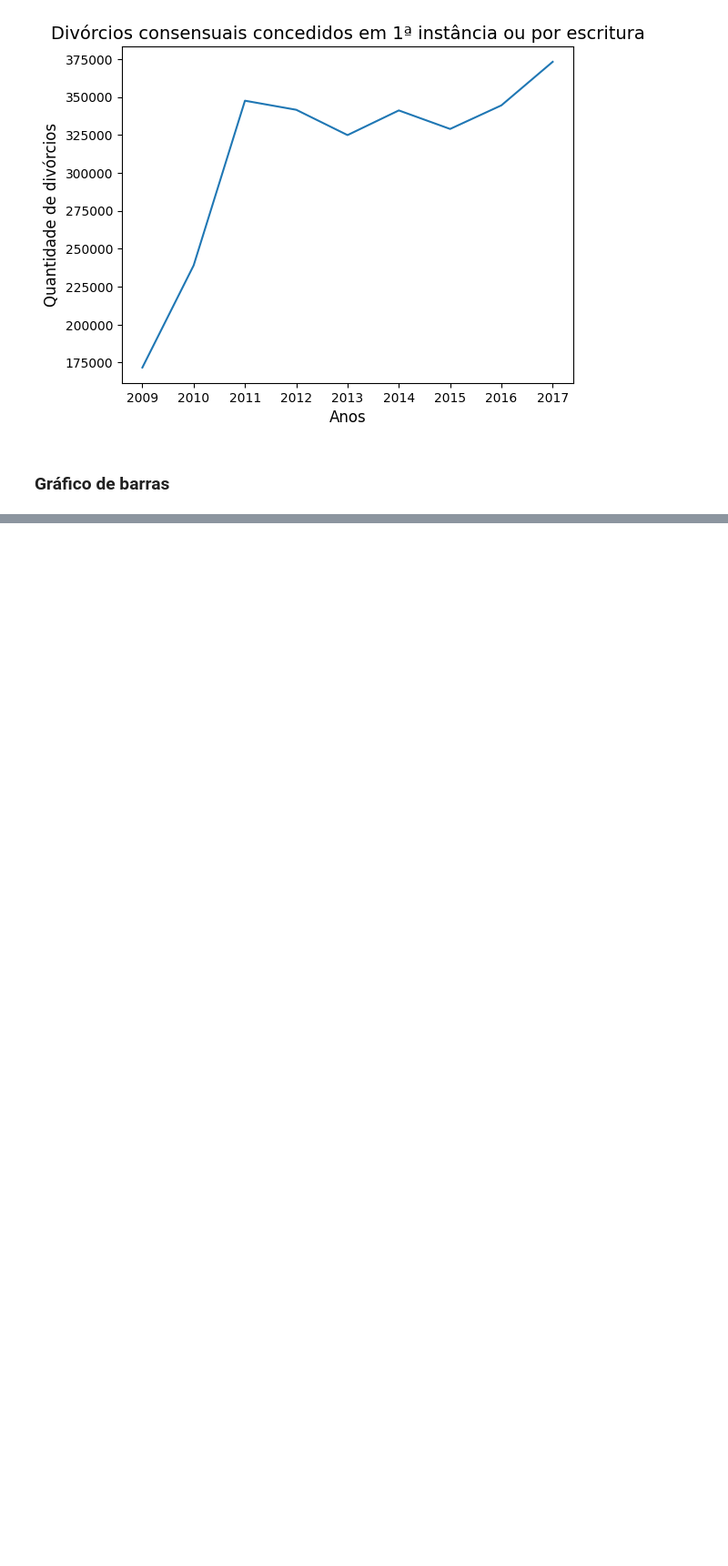
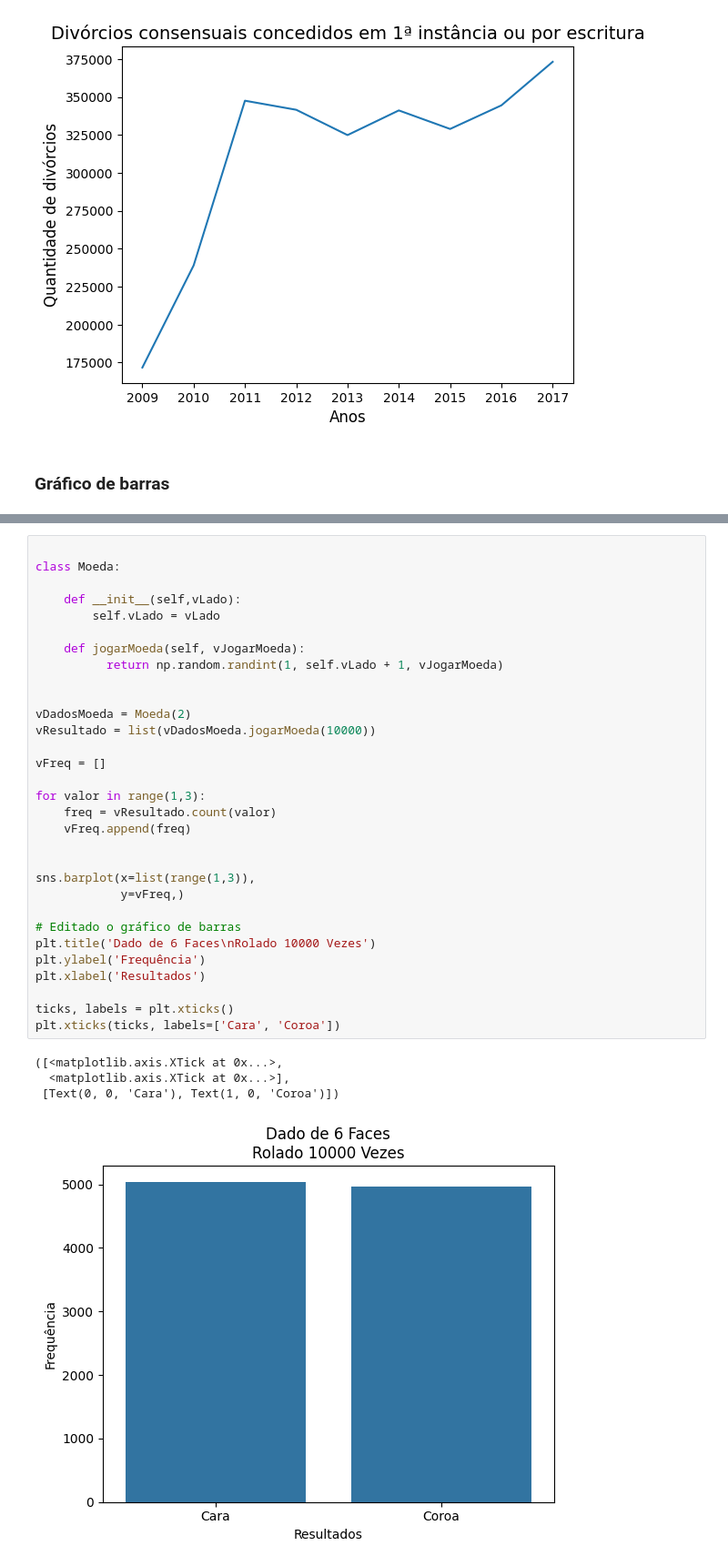
Before and after one commit to MVianah/Python, a Jupyter notebook: JupyterProject/2.Seaborn/Exercises.ipynb, the cells around one changed output, grey strips where cells are left out. Shown at 91% size. Drawn from its saved outputs; the diff is of its cells as text; blank space fills up the shorter version.

```diff
--- a/JupyterProject/2.Seaborn/Exercises.ipynb
+++ b/JupyterProject/2.Seaborn/Exercises.ipynb
@@ -66,0 +67,36 @@ Text(0.5, 0, 'Resultados')
+# %%
+
+class Moeda:
+
+    def __init__(self,vLado):
+        self.vLado = vLado
+
+    def jogarMoeda(self, vJogarMoeda):
+          return np.random.randint(1, self.vLado + 1, vJogarMoeda)
+
+
+vDadosMoeda = Moeda(2)
+vResultado = list(vDadosMoeda.jogarMoeda(10000))
+
+vFreq = []
+
+for valor in range(1,3):
+    freq = vResultado.count(valor)
+    vFreq.append(freq)
+
+
+sns.barplot(x=list(range(1,3)),
+            y=vFreq,)
+
+# Editado o gráfico de barras
+plt.title('Dado de 6 Faces\nRolado 10000 Vezes')
+plt.ylabel('Frequência')
+plt.xlabel('Resultados')
+
+ticks, labels = plt.xticks()
+plt.xticks(ticks, labels=['Cara', 'Coroa'])
+# %% [output]
+([<matplotlib.axis.XTick at 0x...>,
+  <matplotlib.axis.XTick at 0x...>],
+ [Text(0, 0, 'Cara'), Text(1, 0, 'Coroa')])
+[figure, added]
```
Also changed, not shown: parts of 1 cell of this notebook, 4 other files.
